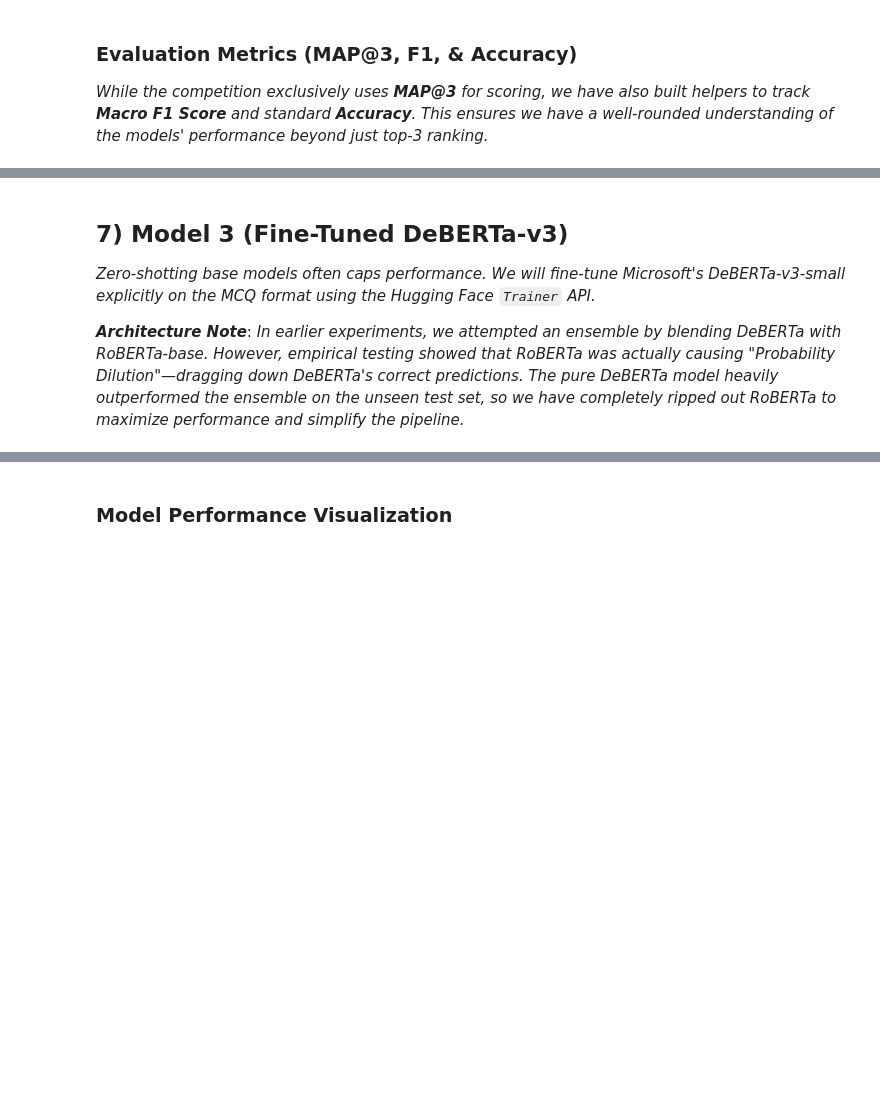
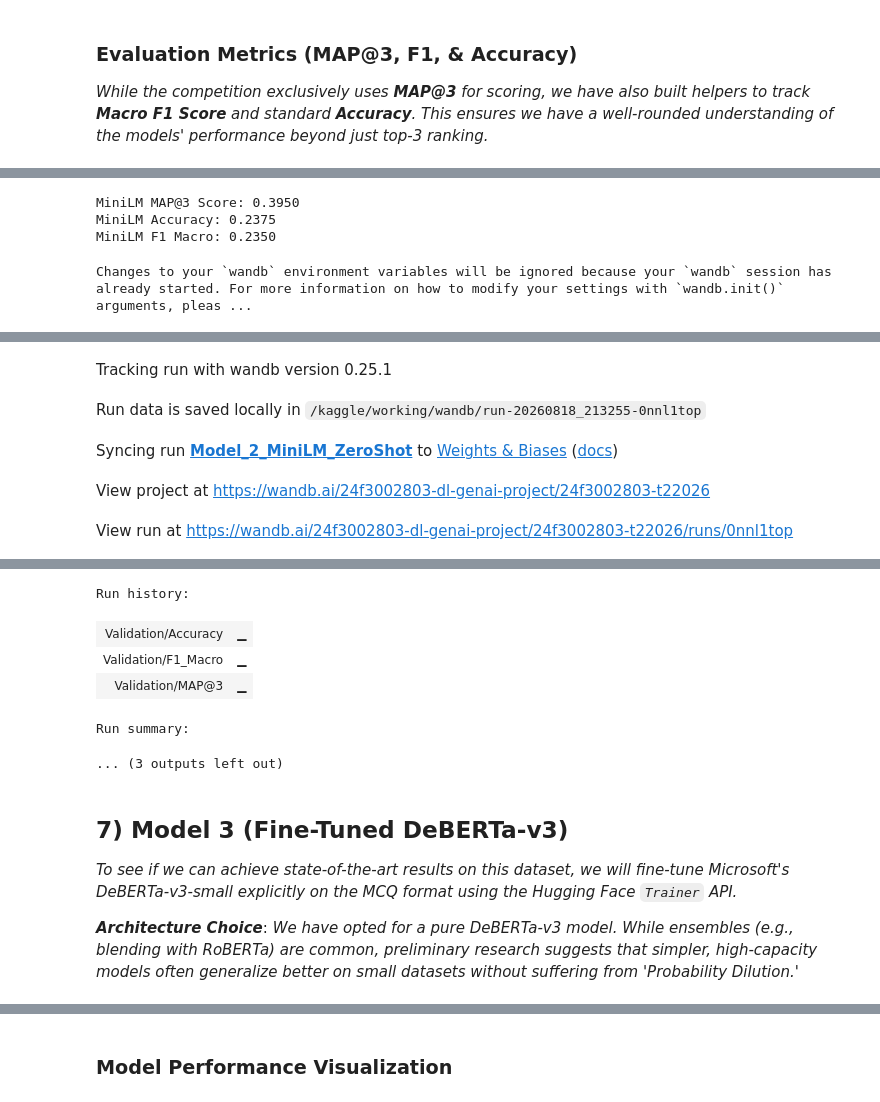
Before and after one commit to soham-zero/dl-genai-project-26-t2, a Jupyter notebook: notebooks/final_notebook.ipynb, the cells around one changed output, grey strips where cells are left out. Cells and saved outputs as stored; diff of their text form; code cells hidden in the pictures; blank space fills up the shorter version.

```diff
--- a/notebooks/final_notebook.ipynb
+++ b/notebooks/final_notebook.ipynb
@@ -198,36 +241,0 @@ print("Cleaned TF-IDF:", clean_text_for_tfidf(train_df['prompt'].iloc[0][:100]))
-# %%
-tfidf_preds = []
-letters = ['A', 'B', 'C', 'D', 'E']
-
-for idx, row in val_split.iterrows():
-    prompt_clean = clean_text_for_tfidf(row['prompt'])
-    options_clean = [clean_text_for_tfidf(opt) for opt in get_options_list(row)]
-
-    vectorizer = TfidfVectorizer()
-    tfidf_matrix = vectorizer.fit_transform([prompt_clean] + options_clean)
-    similarities = cosine_similarity(tfidf_matrix[0:1], tfidf_matrix[1:]).flatten()
-
-    top_indices = np.argsort(similarities)[::-1][:3]
-    pred_str = " ".join([letters[idx] for idx in top_indices])
-    tfidf_preds.append(pred_str)
-
-tfidf_map3 = calculate_map3(tfidf_preds, val_results_df['answer'])
-tfidf_acc = calculate_accuracy(tfidf_preds, val_results_df['answer'])
-tfidf_f1 = calculate_f1(tfidf_preds, val_results_df['answer'])
-
-print(f"TF-IDF MAP@3 Score: {tfidf_map3:.4f}")
-print(f"TF-IDF Accuracy: {tfidf_acc:.4f}")
-print(f"TF-IDF F1 Macro: {tfidf_f1:.4f}")
-val_results_df['tfidf_predictions'] = tfidf_preds
-
-# Log to W&B
-try:
-    wandb.init(project=PROJECT_NAME, name="Model_1_TFIDF_Baseline")
-    wandb.log({
-        "Validation/MAP@3": tfidf_map3,
-        "Validation/Accuracy": tfidf_acc,
-        "Validation/F1_Macro": tfidf_f1
-    })
-    wandb.finish()
-except:
-    pass
@@ -257,14 +421,15 @@ for idx, row in val_split.iterrows():
     pred_str = " ".join([letters[idx] for idx in top_indices])
     minilm_preds.append(pred_str)
 
-minilm_map3 = calculate_map3(minilm_preds, val_results_df['answer'])
-minilm_acc = calculate_accuracy(minilm_preds, val_results_df['answer'])
-minilm_f1 = calculate_f1(minilm_preds, val_results_df['answer'])
+
+
+minilm_map3 = calculate_map3(minilm_preds, val_split['answer'])
+minilm_acc = calculate_accuracy(minilm_preds, val_split['answer'])
+minilm_f1 = calculate_f1(minilm_preds, val_split['answer'])
 
 print(f"MiniLM MAP@3 Score: {minilm_map3:.4f}")
 print(f"MiniLM Accuracy: {minilm_acc:.4f}")
 print(f"MiniLM F1 Macro: {minilm_f1:.4f}")
-val_results_df['minilm_predictions'] = minilm_preds
 
 # Log to W&B
 try:
@@ -277,3 +442,8 @@ try:
     wandb.finish()
 except:
     pass
+# %% [output]
+MiniLM MAP@3 Score: 0.3950
+MiniLM Accuracy: 0.2375
+MiniLM F1 Macro: 0.2350
+Changes to your `wandb` environment variables will be ignored because your `wandb` session has already started. For more information on how to modify your settings with `wandb.init()` arguments, pleas ...
@@ -279,0 +451,5 @@ except:
+Tracking run with wandb version 0.25.1
+Run data is saved locally in /kaggle/working/wandb/run-20260818_213255-0nnl1top
+Syncing run Model_2_MiniLM_ZeroShot to Weights & Biases (docs)
+View project at https://wandb.ai/24f3002803-dl-genai-project/24f3002803-t22026
+View run at https://wandb.ai/24f3002803-dl-genai-project/24f3002803-t22026/runs/0nnl1top
@@ -280,7 +457,13 @@ except:
+Run history:
+| Validation/Accuracy | ▁ |
+| Validation/F1_Macro | ▁ |
+| Validation/MAP@3 | ▁ |
+Run summary:
+... (3 outputs left out)
 # %% [markdown]
 ## 7) Model 3 (Fine-Tuned DeBERTa-v3)
 
-*Zero-shotting base models often caps performance. We will fine-tune Microsoft's DeBERTa-v3-small explicitly on the MCQ format using the Hugging Face `Trainer` API.*
+*To see if we can achieve state-of-the-art results on this dataset, we will fine-tune Microsoft's DeBERTa-v3-small explicitly on the MCQ format using the Hugging Face `Trainer` API.*
 
-***Architecture Note***: *In earlier experiments, we attempted an ensemble by blending DeBERTa with RoBERTa-base. However, empirical testing showed that RoBERTa was actually causing "Probability Dilution"—dragging down DeBERTa's correct predictions. The pure DeBERTa model heavily outperformed the ensemble on the unseen test set, so we have completely ripped out RoBERTa to maximize performance and simplify the pipeline.*
+***Architecture Choice***: *We have opted for a pure DeBERTa-v3 model. While ensembles (e.g., blending with RoBERTa) are common, preliminary research suggests that simpler, high-capacity models often generalize better on small datasets without suffering from 'Probability Dilution.'*
 # %%
```
Also changed, not shown: parts of 46 cells of this notebook, 1 other file.
